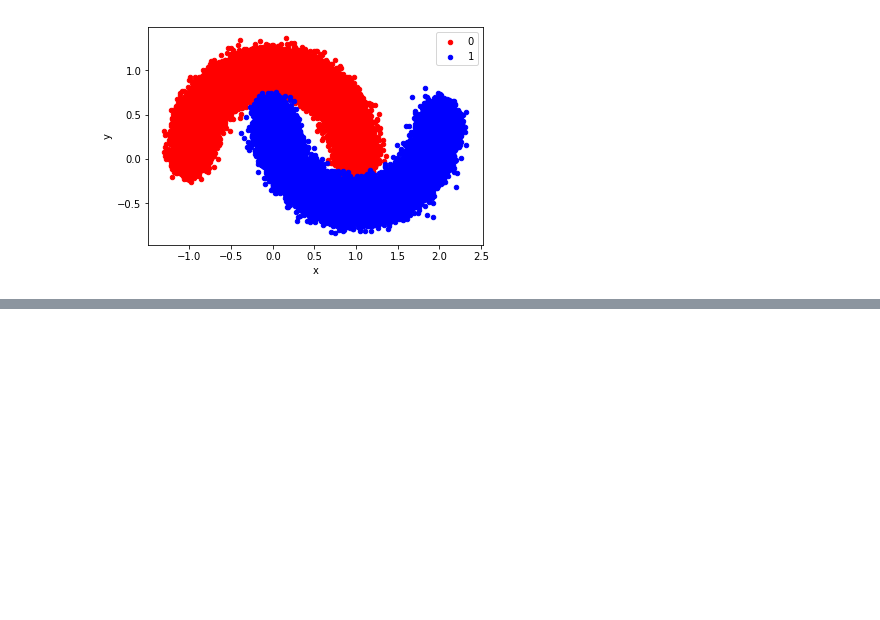
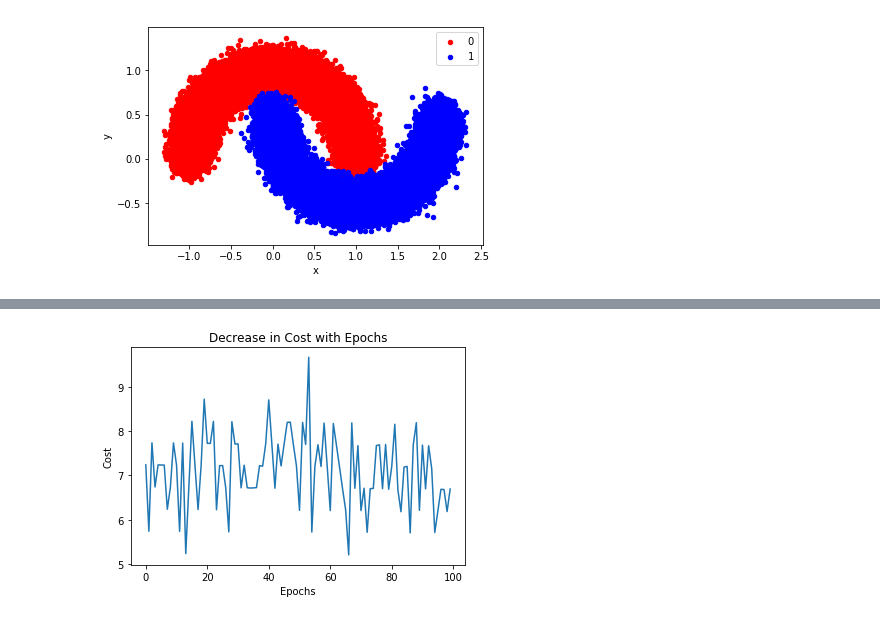
Before and after one commit to davejscott/Application-of-Machine-Learning-on-Standard-Datasets, a Jupyter notebook: tensorflow-logreg-makemoons.ipynb, the cells around one changed output, grey strips where cells are left out. Drawn from its saved outputs; the diff is of its cells as text; code cells hidden in the pictures; blank space fills up the shorter version.

```diff
--- a/tensorflow-logreg-makemoons.ipynb
+++ b/tensorflow-logreg-makemoons.ipynb
@@ -115,0 +115,9 @@ plt.show()
+# %%
+alpha, epochs = 0.001, 100
+m, n = x.shape
+y = y.reshape(m, 1)
+print('m =', m)
+print('n =', n)
+print('q =', q)
+print('Learning Rate =', alpha)
+print('Number of Epochs =', epochs)
@@ -115,0 +130,19 @@ plt.show()
+# %%
+X = tf.placeholder(tf.float32, [None, n])
+# y can only take two values
+Y = tf.placeholder(tf.float32, [None, None])
+# trainable variable weights
+W = tf.Variable(tf.zeros([n, 1]))
+# trainable variable bias
+b = tf.Variable(tf.zeros([1]))
+# %%
+# hypothesis
+Y_hat = tf.nn.sigmoid(tf.add(tf.matmul(X, W), b))
+# sigmoid cross entropy cost function
+cost = tf.nn.sigmoid_cross_entropy_with_logits(
+    logits = Y_hat, labels = Y)
+# Gradient descent optimizer
+optimizer = tf.train.GradientDescentOptimizer(
+        learning_rate = alpha).minimize(cost)
+# global variables initializer
+init = tf.global_variables_initializer()
@@ -115,0 +215,9 @@ plt.show()
+# %%
+plt.plot(range(epochs), cost_history)
+plt.xlabel('Epochs')
+plt.ylabel('Cost')
+plt.title('Decrease in Cost with Epochs')
+
+plt.show()
+# %% [output]
+[figure, added]
```
Also changed, not shown: parts of 15 cells of this notebook.
